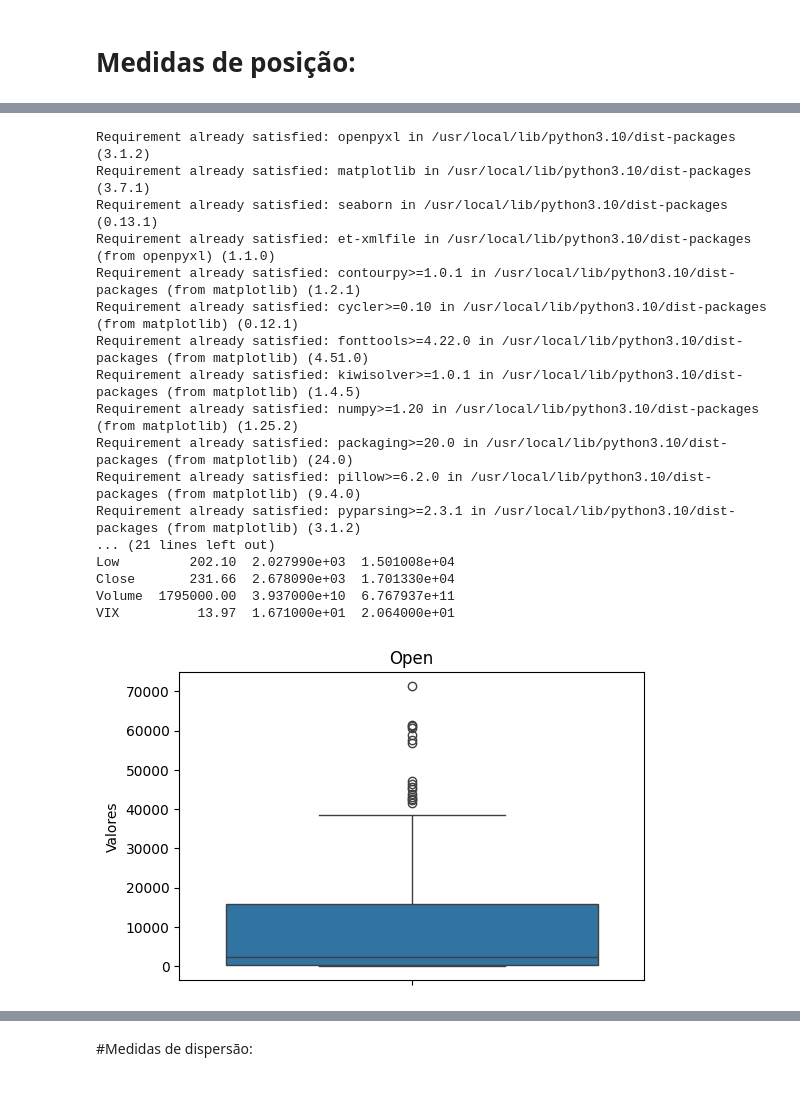
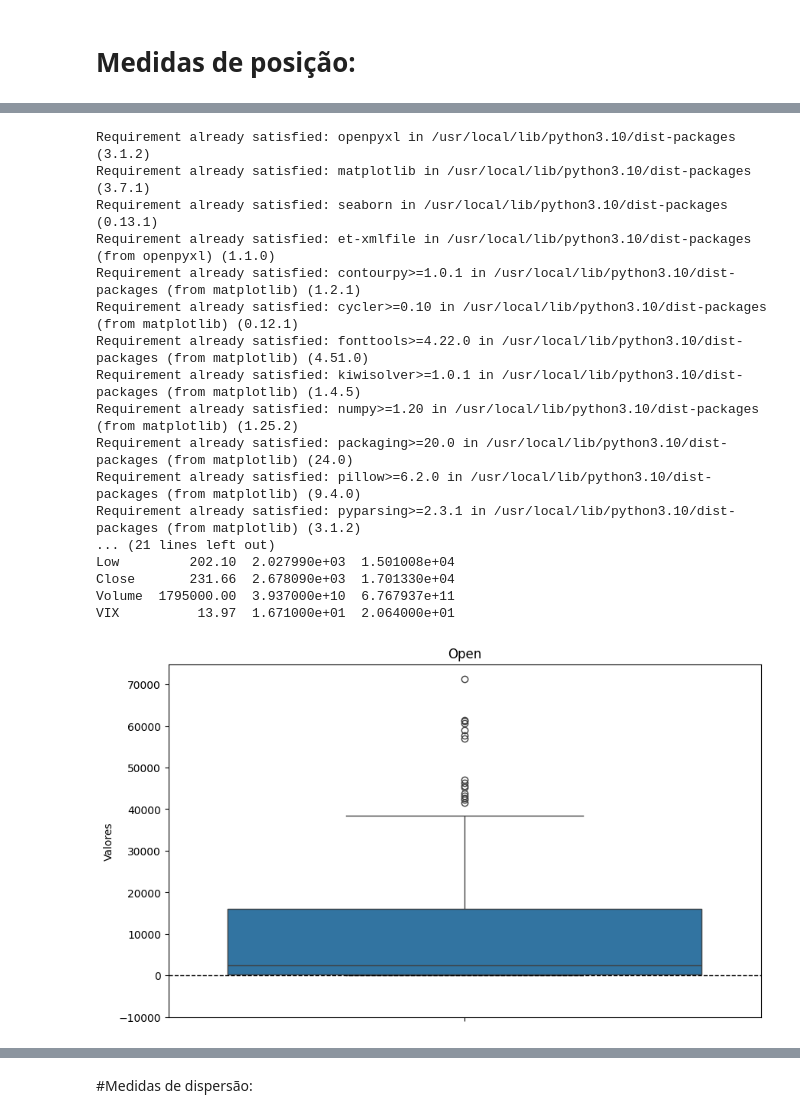
Before and after one commit to HerbGlrt/BTC-Statistic-Analysis, a Jupyter notebook: Estatistica.ipynb, the cells around one changed output, grey strips where cells are left out. Cells and saved outputs as stored; diff of their text form; code cells hidden in the pictures; blank space fills up the shorter version.

```diff
--- a/Estatistica.ipynb
+++ b/Estatistica.ipynb
@@ -77,33 +92,46 @@ colunas_interesse = ['Open', 'High', 'Low', 'Close', 'Volume', 'VIX']
 
 # Calcular e exibir os quartis
 quartis = calcular_quartis(df[colunas_interesse])
 print(quartis)
 
-# Passo 5: Gerar boxplots separados
+# Passo 5: Gerar boxplots separados com ajustes solicitados
+def ajustar_limites_eixos(coluna):
+    if coluna in ['Open', 'High', 'Low', 'Close']:
+        return (-10000, None)
+    elif coluna == 'Volume':
+        return (-0.5e12, None)
+    elif coluna == 'VIX':
+        return (0, None)
+    return (None, None)
+
 for coluna in colunas_interesse:
-    plt.figure(figsize=(6, 4))
+    plt.figure(figsize=(10, 6))
     sns.boxplot(y=df[coluna])
     plt.title(coluna)
     plt.ylabel('Valores')
+    # Ajustar os limites do eixo y
+    plt.ylim(ajustar_limites_eixos(coluna))
+    # Adicionar uma linha pontilhada no nível 0 do eixo y
+    plt.axhline(y=0, color='black', linestyle='--', linewidth=1)
     # Salvar cada figura como uma imagem separada
     plt.savefig(f'{coluna}_boxplot.png')
     plt.show()
 # %% [output]
 Requirement already satisfied: openpyxl in /usr/local/lib/python3.10/dist-packages (3.1.2)
 Requirement already satisfied: matplotlib in /usr/local/lib/python3.10/dist-packages (3.7.1)
 Requirement already satisfied: seaborn in /usr/local/lib/python3.10/dist-packages (0.13.1)
 Requirement already satisfied: et-xmlfile in /usr/local/lib/python3.10/dist-packages (from openpyxl) (1.1.0)
 Requirement already satisfied: contourpy>=1.0.1 in /usr/local/lib/python3.10/dist-packages (from matplotlib) (1.2.1)
 Requirement already satisfied: cycler>=0.10 in /usr/local/lib/python3.10/dist-packages (from matplotlib) (0.12.1)
 Requirement already satisfied: fonttools>=4.22.0 in /usr/local/lib/python3.10/dist-packages (from matplotlib) (4.51.0)
 Requirement already satisfied: kiwisolver>=1.0.1 in /usr/local/lib/python3.10/dist-packages (from matplotlib) (1.4.5)
 Requirement already satisfied: numpy>=1.20 in /usr/local/lib/python3.10/dist-packages (from matplotlib) (1.25.2)
 Requirement already satisfied: packaging>=20.0 in /usr/local/lib/python3.10/dist-packages (from matplotlib) (24.0)
 Requirement already satisfied: pillow>=6.2.0 in /usr/local/lib/python3.10/dist-packages (from matplotlib) (9.4.0)
 Requirement already satisfied: pyparsing>=2.3.1 in /usr/local/lib/python3.10/dist-packages (from matplotlib) (3.1.2)
 ... (21 lines left out)
 Low         202.10  2.027990e+03  1.501008e+04
 Close       231.66  2.678090e+03  1.701330e+04
 Volume  1795000.00  3.937000e+10  6.767937e+11
 VIX          13.97  1.671000e+01  2.064000e+01
-[figure, old version]
+[figure, new version]
```
Also changed, not shown: parts of 5 cells of this notebook.
